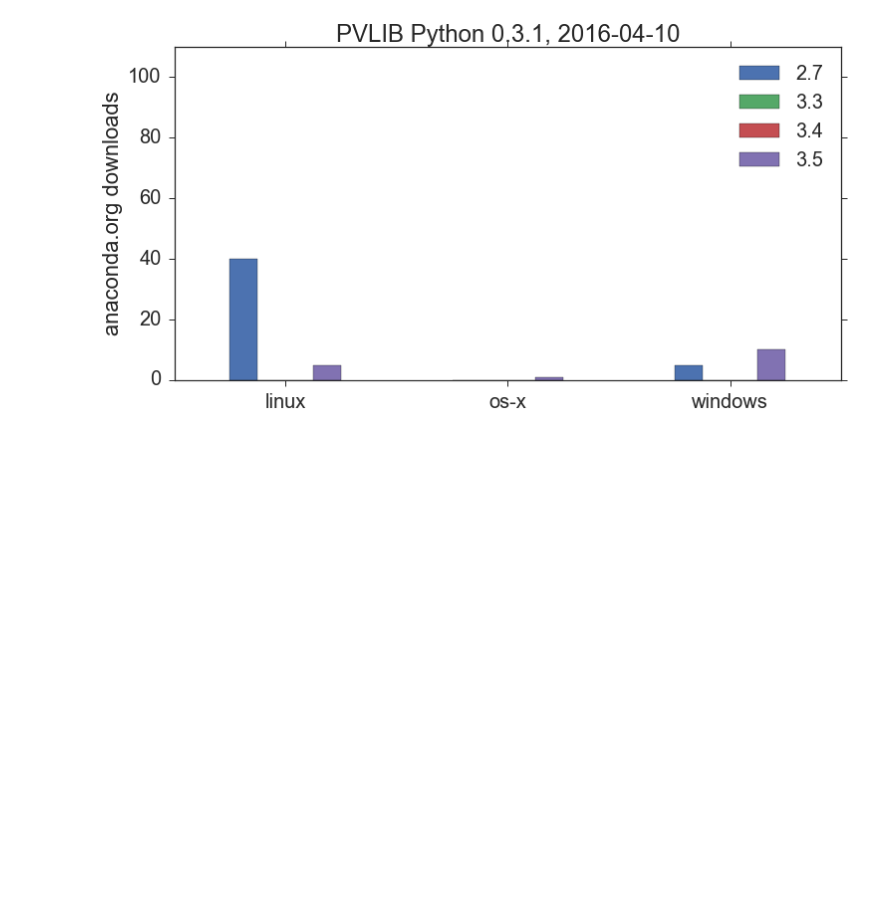
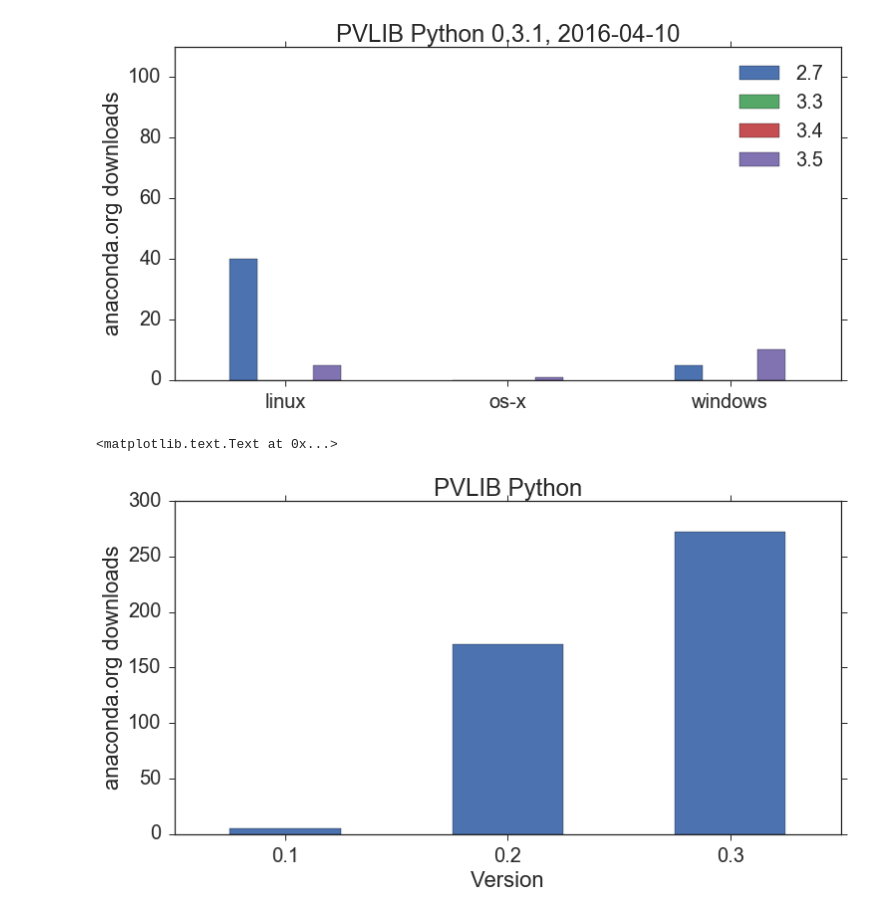
Before and after one commit to wholmgren/pvlib-python, a Jupyter notebook: usage_stats.ipynb, the cells around one changed output. Saved outputs shown, nothing was run; the diff lists cells and outputs as text; code cells hidden in the pictures; blank space fills up the shorter version.

Commit message:
add total version plot

```diff
--- a/usage_stats.ipynb
+++ b/usage_stats.ipynb
@@ -365,3 +365,20 @@ for stat in conda_stats_dfs[::-1]:
 [figure]
 [figure]
 [figure]
+# %%
+releases_only = {}
+
+for release, stat in sorted(conda_major_stats_dfs.items()):
+    releases_only[release] = stat['df'].sum().sum()
+
+releases_only = pd.Series(releases_only)
+
+fig, ax = plt.subplots()
+releases_only.plot(ax=ax, kind='bar', rot=0, label=release)
+ax.set_title('PVLIB Python'.format(release))
+ax.set_ylim(0, None)
+ax.set_ylabel('anaconda.org downloads')
+ax.set_xlabel('Version')
+# %% [output]
+<matplotlib.text.Text at 0x...>
+[figure, added]
```
